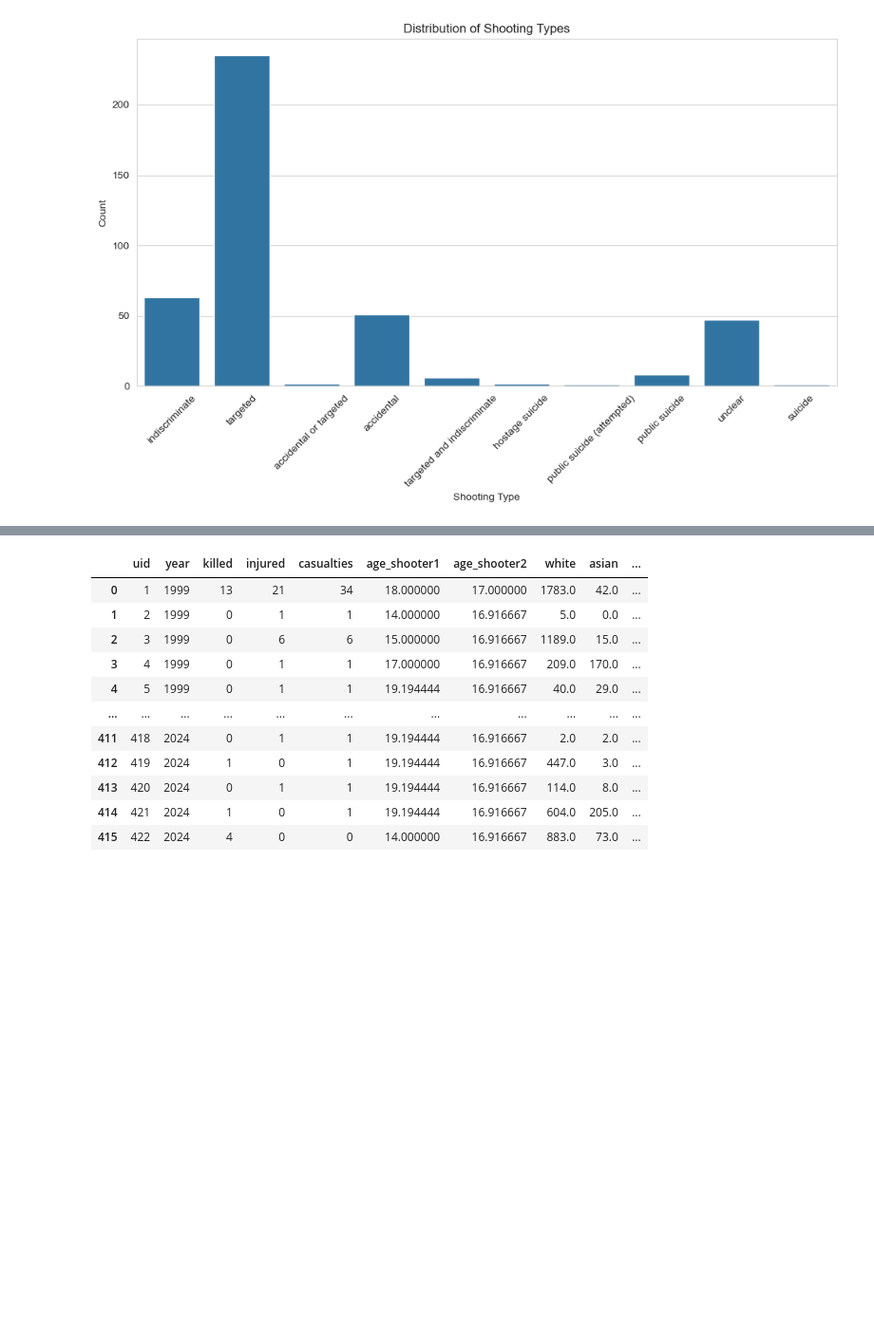
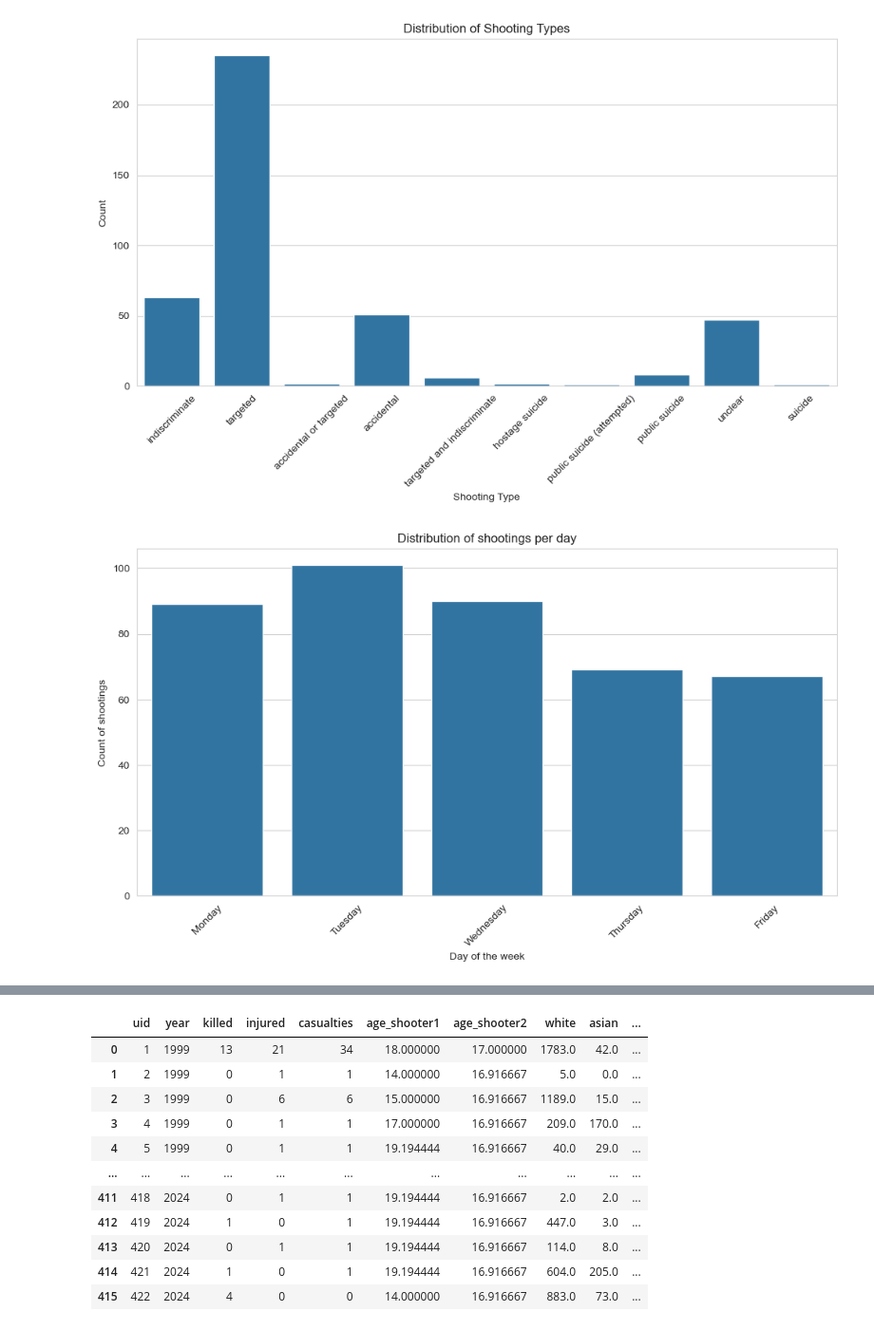
Before and after one commit to AhmadAlkaseb/BI, a Jupyter notebook: MiniProjekt3/Data/MiniProjekt3v1.ipynb, the cells around one changed output, grey strips where cells are left out. Shown at 95% size. Drawn from its saved outputs; the diff is of its cells as text; code cells hidden in the pictures; blank space fills up the shorter version.

```diff
--- a/MiniProjekt3/Data/MiniProjekt3v1.ipynb
+++ b/MiniProjekt3/Data/MiniProjekt3v1.ipynb
@@ -172,6 +250,7 @@ plt.show()
 [figure]
 # %%
 plt.figure(figsize=(16, 8))
+sns.set_style("whitegrid")
 sns.boxplot(x='state', y='age_shooter1', data=df)
 plt.title('Distribution of Age by State')
 plt.xlabel('State')
@@ -190,3 +269,15 @@ plt.xticks(rotation=45)
 plt.show()
 # %% [output]
 [figure]
+# %%
+day_order = ['Monday', 'Tuesday', 'Wednesday', 'Thursday', 'Friday']
+
+plt.figure(figsize=(12, 6))
+sns.countplot(x='day_of_week', data=df, order=day_order)
+plt.title('Distribution of shootings per day')
+plt.xlabel('Day of the week')
+plt.ylabel('Count of shootings')
+plt.xticks(rotation=45)
+plt.show()
+# %% [output]
+[figure, added]
```
Also changed, not shown: parts of 20 cells of this notebook.
